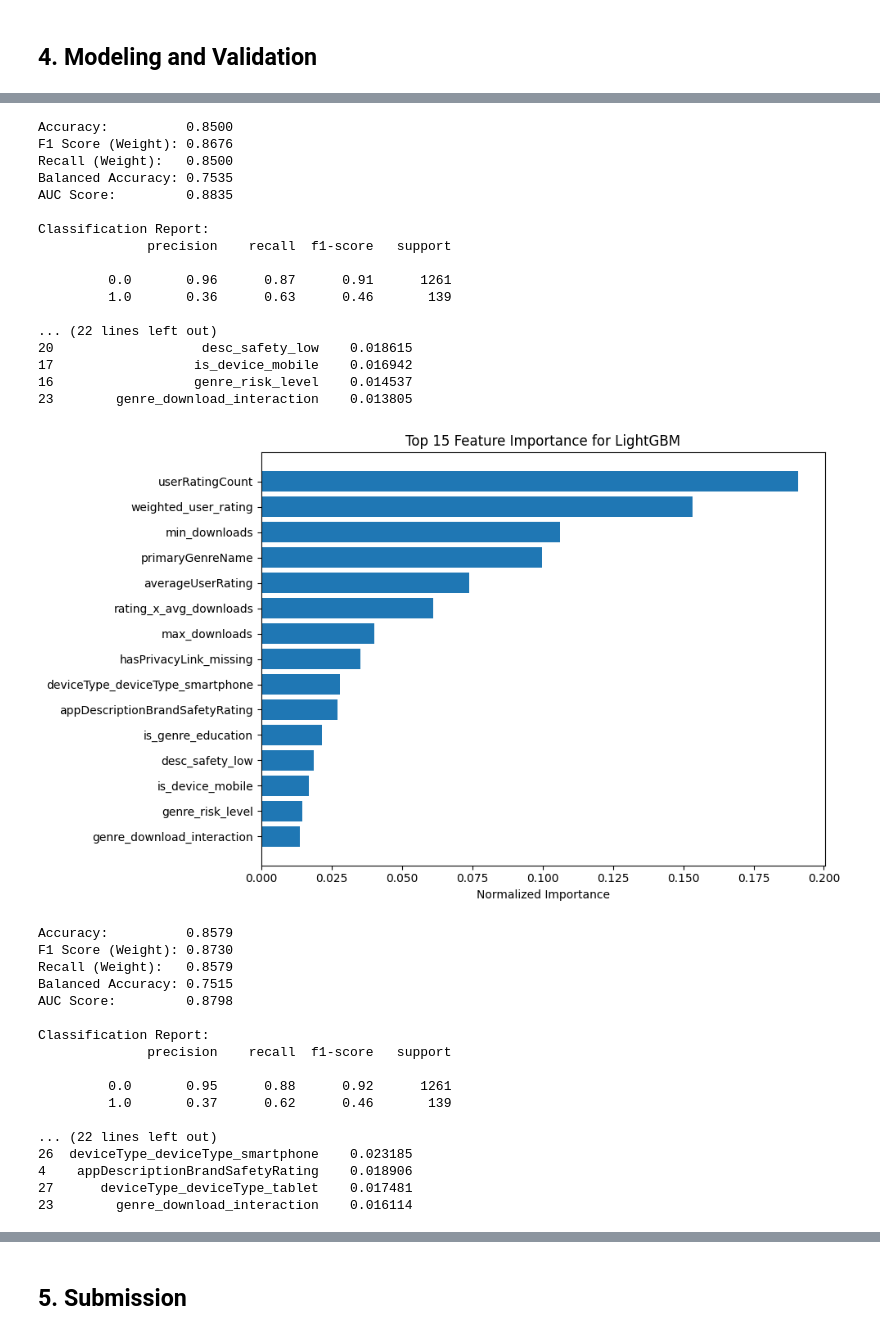
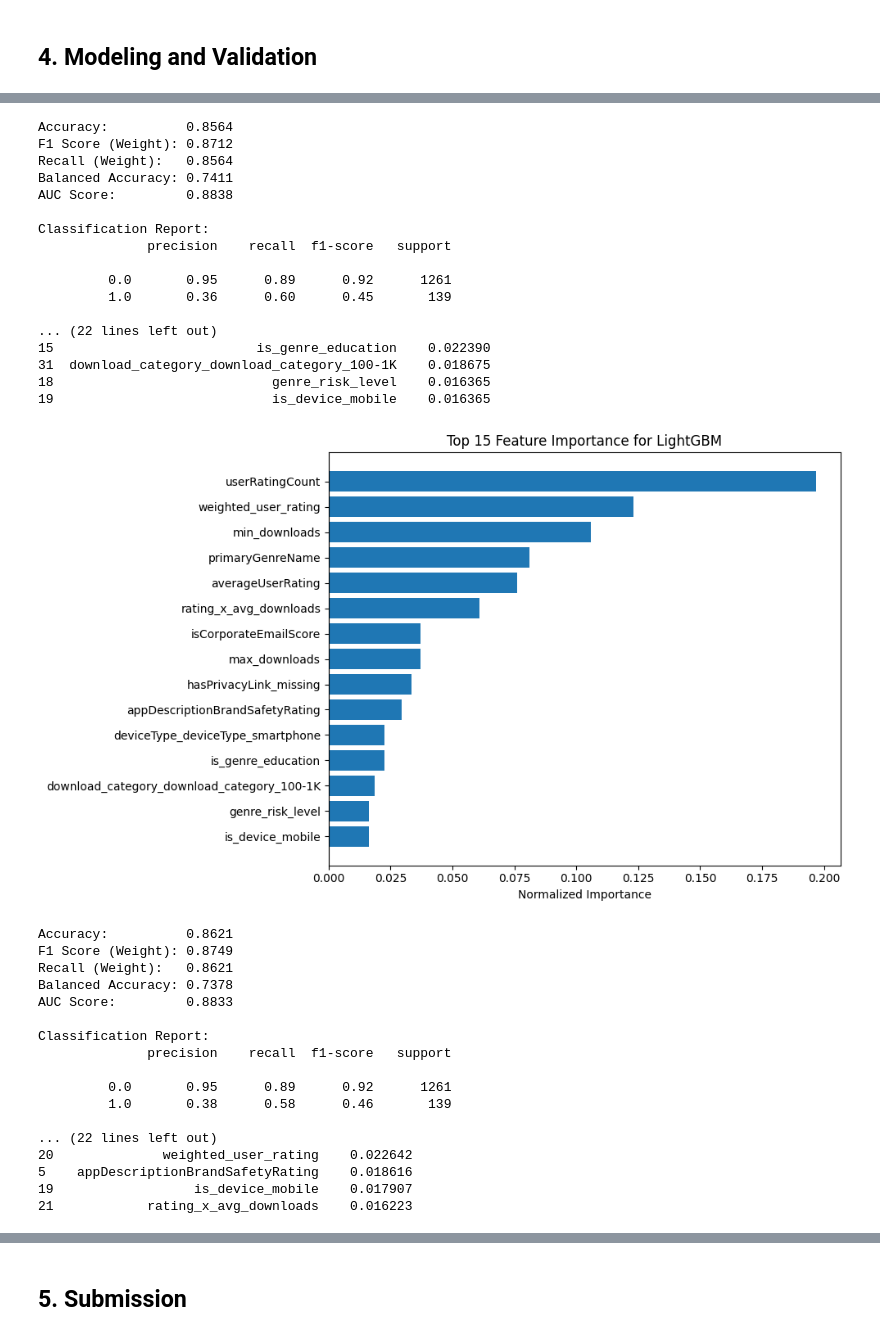
Before and after one commit to Reasondro/FindIT, a Jupyter notebook: Find_IT_Ale_New.ipynb, the cells around one changed output, grey strips where cells are left out. Saved outputs shown, nothing was run; the diff lists cells and outputs as text; code cells hidden in the pictures.

```diff
--- a/Find_IT_Ale_New.ipynb
+++ b/Find_IT_Ale_New.ipynb
@@ -456,3 +395,3 @@ True             6189  10.340927
 # %%
-# only use for visualization
-train = train.drop(['download_bin', 'coppaRisk_numeric','min_downloads'], axis=1, errors='ignore')
+# # only use for visualization
+# train = train.drop(['download_bin', 'coppaRisk_numeric','min_downloads'], axis=1, errors='ignore')
@@ -828,11 +1127,26 @@ class FeatureTransformator(BaseEstimator, TransformerMixin):
 
         return self
 
+    # def transform(self, X):
+    #     X = pd.DataFrame(X).copy()
+
+    #     for col in self.log1p_cols_:
+    #         if col in X.columns:
+    #             X[col] = np.log1p(X[col])
+
+    #     for col, pt in self.power_transformers_.items():
+    #         if col in X.columns:
+    #             X[col] = pt.transform(X[col].values.reshape(-1, 1)).flatten()
+
+    #     return X
+
     def transform(self, X):
         X = pd.DataFrame(X).copy()
 
         for col in self.log1p_cols_:
             if col in X.columns:
+                # Handle zero or negative values before log transform
+                X[col] = np.maximum(X[col], 0)  # Ensure no negative values
                 X[col] = np.log1p(X[col])
 
         for col, pt in self.power_transformers_.items():
@@ -1444,7 +1916,10 @@ def my_smotetomek(X_before, y_before):
 from sklearn.pipeline import Pipeline
 
 # Define the columns to drop based on EDA correlation results < 0.05
-cols_to_drop_based_on_eda = ['isCorporateEmailScore', 'adSpent', 'appAge',"developerCountry", "countryCode", "mfaRating"]
+# cols_to_drop_based_on_eda = ['isCorporateEmailScore', 'adSpent', 'appAge',"developerCountry", "countryCode", "mfaRating"]
+# cols_to_drop_based_on_eda = ['isCorporateEmailScore',  'appAge',"developerCountry", "countryCode", "mfaRating"]
+cols_to_drop_based_on_eda = ['adSpent', 'appAge',"developerCountry", "countryCode", "mfaRating"]
+
 
 pipe = Pipeline([
                  ("duplicate_remover", DuplicateRemover(verbose=True)), # Added verbose=True for clarity
@@ -1708,7 +2129,7 @@ def evaluate_model(model, X_train, y_train, X_val, y_val, model_name):
 
     return model, auc
 
-# Initialize models with appropriate hyperparameters
+
 models = {
     "Random Forest": RandomForestClassifier(
         n_estimators=200,
@@ -1740,13 +2161,14 @@ models = {
 
     "CatBoost": CatBoostClassifier(
         iterations=200,
+        # iterations=400,
         learning_rate=0.05,
         depth=7,
         l2_leaf_reg=3,
         loss_function='Logloss',
         eval_metric='AUC',
         random_seed=42,
-        class_weights=[1, 5],  # Adjust based on class imbalance ratio
+        class_weights=[1,9.06],  # Adjust based on class imbalance ratio
         verbose=0
     )
 }
@@ -1785,35 +2207,35 @@ Top 15 Features:
-Accuracy:          0.8500
-F1 Score (Weight): 0.8676
-Recall (Weight):   0.8500
-Balanced Accuracy: 0.7535
-AUC Score:         0.8835
+Accuracy:          0.8564
+F1 Score (Weight): 0.8712
+Recall (Weight):   0.8564
+Balanced Accuracy: 0.7411
+AUC Score:         0.8838
 
 Classification Report:
               precision    recall  f1-score   support
 
-         0.0       0.96      0.87      0.91      1261
-         1.0       0.36      0.63      0.46       139
+         0.0       0.95      0.89      0.92      1261
+         1.0       0.36      0.60      0.45       139
 
 ... (22 lines left out)
-20                   desc_safety_low    0.018615
-17                  is_device_mobile    0.016942
-16                  genre_risk_level    0.014537
-23        genre_download_interaction    0.013805
+15                          is_genre_education    0.022390
+31  download_category_download_category_100-1K    0.018675
+18                            genre_risk_level    0.016365
+19                            is_device_mobile    0.016365
-[figure, old version]
+[figure, new version]
-Accuracy:          0.8579
-F1 Score (Weight): 0.8730
-Recall (Weight):   0.8579
-Balanced Accuracy: 0.7515
-AUC Score:         0.8798
+Accuracy:          0.8621
+F1 Score (Weight): 0.8749
+Recall (Weight):   0.8621
+Balanced Accuracy: 0.7378
+AUC Score:         0.8833
 
 Classification Report:
               precision    recall  f1-score   support
 
-         0.0       0.95      0.88      0.92      1261
-         1.0       0.37      0.62      0.46       139
+         0.0       0.95      0.89      0.92      1261
+         1.0       0.38      0.58      0.46       139
 
 ... (22 lines left out)
-26  deviceType_deviceType_smartphone    0.023185
-4    appDescriptionBrandSafetyRating    0.018906
-27      deviceType_deviceType_tablet    0.017481
-23        genre_download_interaction    0.016114
+20              weighted_user_rating    0.022642
+5    appDescriptionBrandSafetyRating    0.018616
+19                  is_device_mobile    0.017907
+21            rating_x_avg_downloads    0.016223
```
Also changed, not shown: parts of 22 cells of this notebook.
